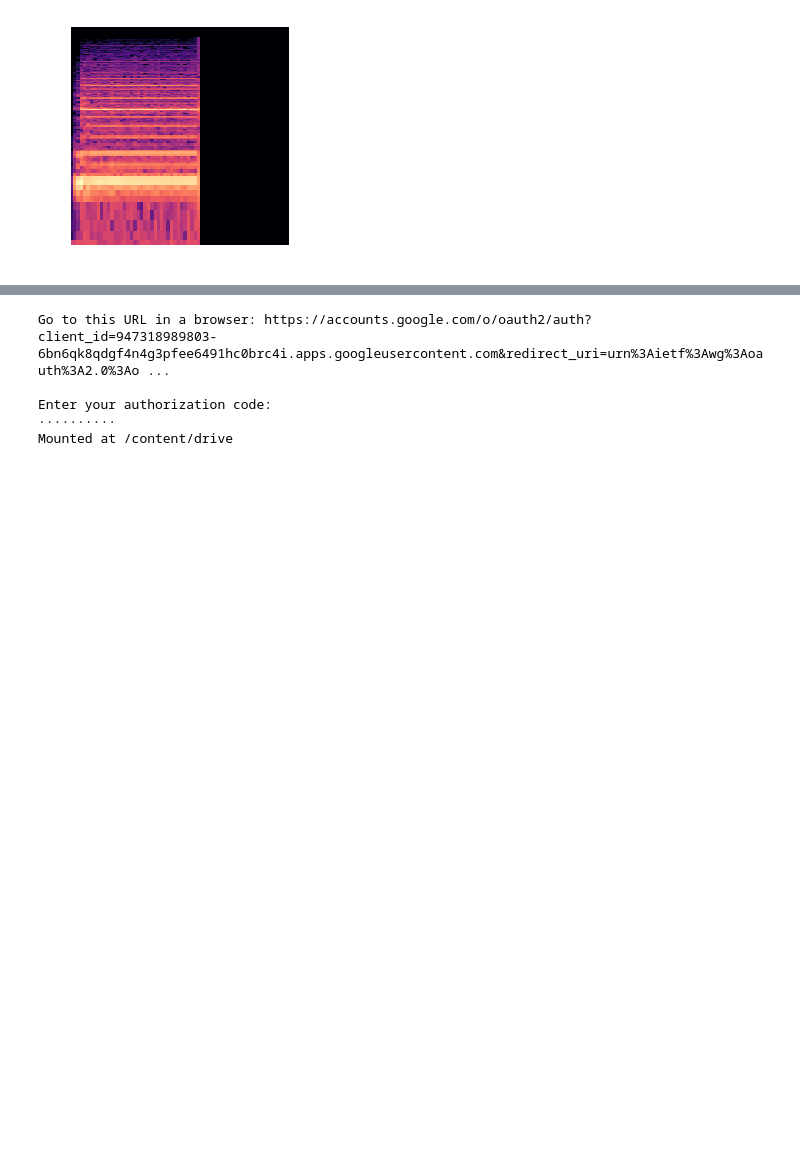
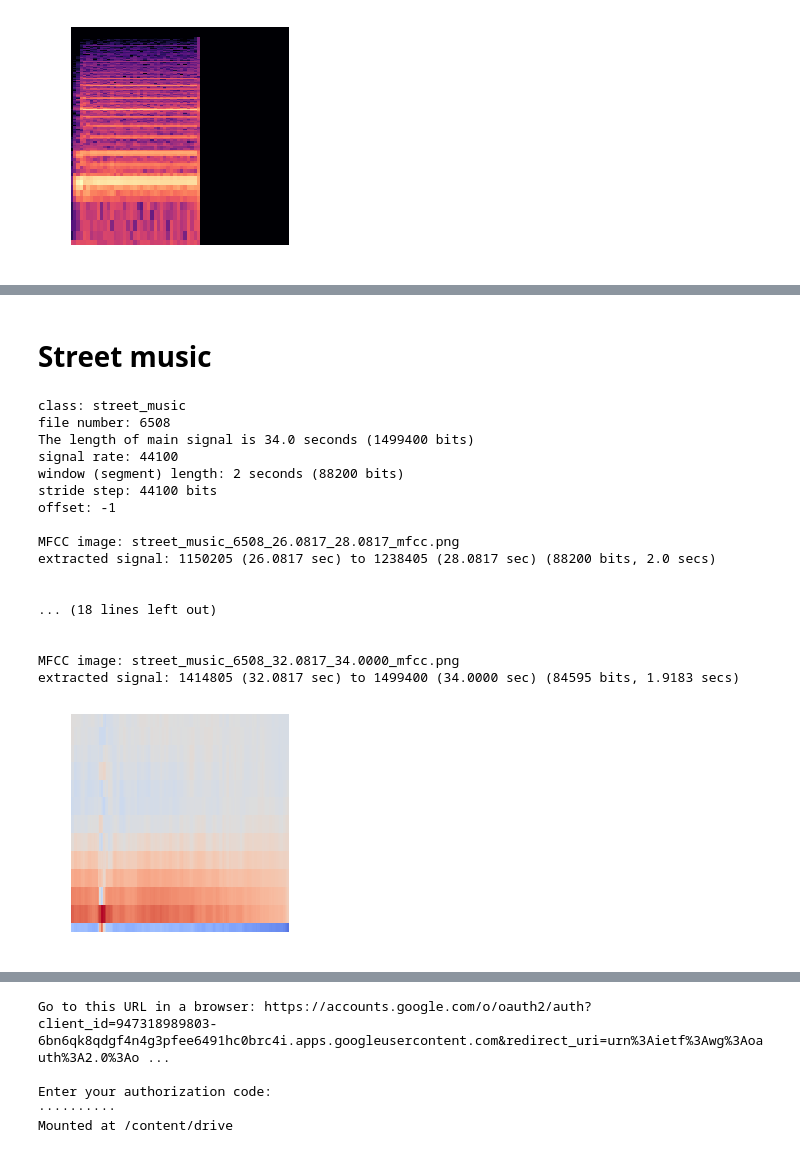
Before and after one commit to SMAHAM/Scene-Recognization, a Jupyter notebook: scene_reorganization.ipynb, the cells around one changed output, grey strips where cells are left out. Drawn from its saved outputs; the diff is of its cells as text; code cells hidden in the pictures; blank space fills up the shorter version.

```diff
--- a/scene_reorganization.ipynb
+++ b/scene_reorganization.ipynb
@@ -430,0 +603,23 @@ The size of extracted signal is:  36128
+# %% [markdown]
+# Street music
+# %%
+make_mfcc('6508.mp3', label ='street_music',stride_ratio=.5, window=2, start=26.081757, end=34.063673, store_path='/content/',show=True)
+# %% [output]
+class: street_music
+file number: 6508
+The length of main signal is 34.0 seconds (1499400 bits)
+signal rate: 44100
+window (segment) length: 2 seconds (88200 bits)
+stride step: 44100 bits
+offset: -1
+
+MFCC image: street_music_6508_26.0817_28.0817_mfcc.png
+extracted signal: 1150205 (26.0817 sec) to 1238405 (28.0817 sec) (88200 bits, 2.0 secs)
+
+
+... (18 lines left out)
+
+
+MFCC image: street_music_6508_32.0817_34.0000_mfcc.png
+extracted signal: 1414805 (32.0817 sec) to 1499400 (34.0000 sec) (84595 bits, 1.9183 secs)
+[figure, added]
```
Also changed, not shown: parts of 32 cells of this notebook.
